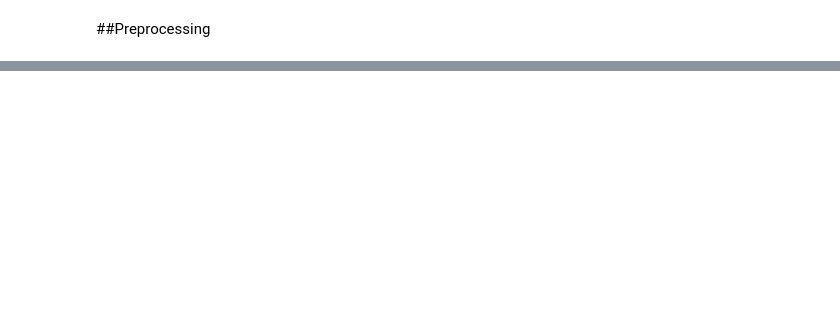
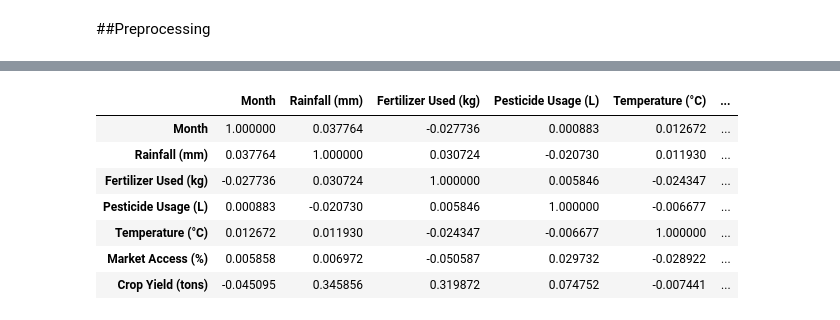
Before and after one commit to Mainabryan/agriculture_yield_model, a Jupyter notebook: agriculture_yield_datset.ipynb, the cells around one changed output, grey strips where cells are left out. Cells and saved outputs as stored; diff of their text form; code cells hidden in the pictures; blank space fills up the shorter version.

```diff
--- a/agriculture_yield_datset.ipynb
+++ b/agriculture_yield_datset.ipynb
@@ -118,0 +157,15 @@ plt.show()
+# %%
+# Select only numerical columns for correlation calculation
+numerical_data = data.select_dtypes(include=[float, int])
+
+# Calculate and display the correlation matrix
+display(numerical_data.corr())
+# %% [output]
+|  | Month | Rainfall (mm) | Fertilizer Used (kg) | Pesticide Usage (L) | Temperature (°C) | ... |
+| Month | 1.000000 | 0.037764 | -0.027736 | 0.000883 | 0.012672 | ... |
+| Rainfall (mm) | 0.037764 | 1.000000 | 0.030724 | -0.020730 | 0.011930 | ... |
+| Fertilizer Used (kg) | -0.027736 | 0.030724 | 1.000000 | 0.005846 | -0.024347 | ... |
+| Pesticide Usage (L) | 0.000883 | -0.020730 | 0.005846 | 1.000000 | -0.006677 | ... |
+| Temperature (°C) | 0.012672 | 0.011930 | -0.024347 | -0.006677 | 1.000000 | ... |
+| Market Access (%) | 0.005858 | 0.006972 | -0.050587 | 0.029732 | -0.028922 | ... |
+| Crop Yield (tons) | -0.045095 | 0.345856 | 0.319872 | 0.074752 | -0.007441 | ... |
```
Also changed, not shown: parts of 7 cells of this notebook.
